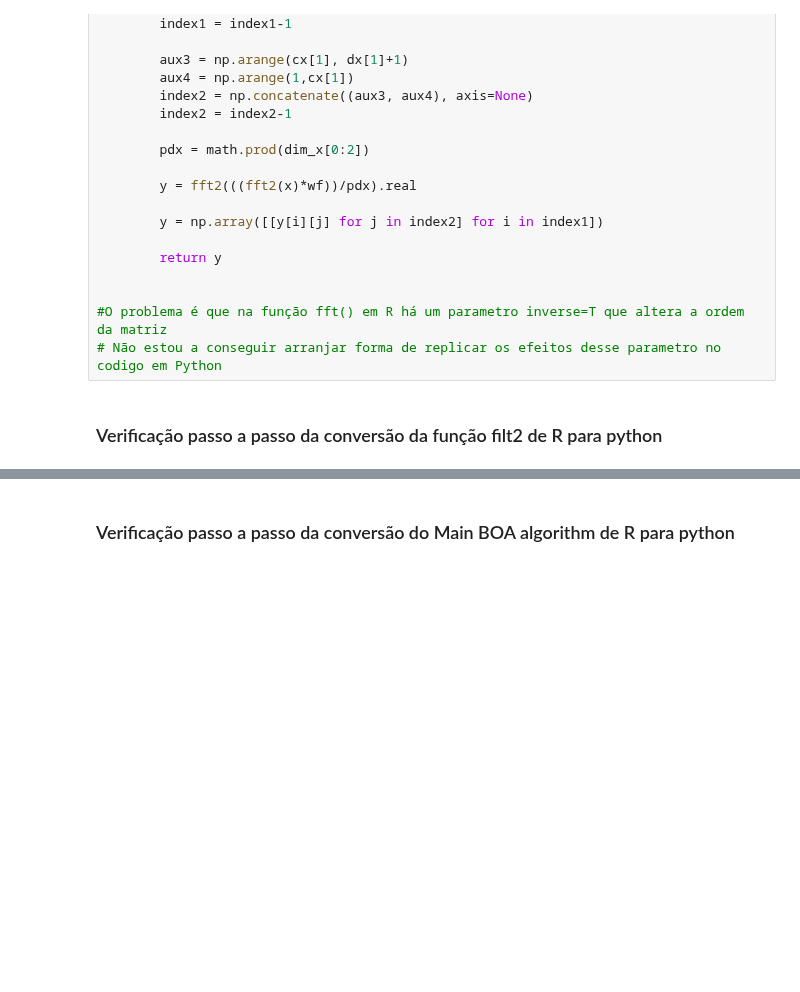
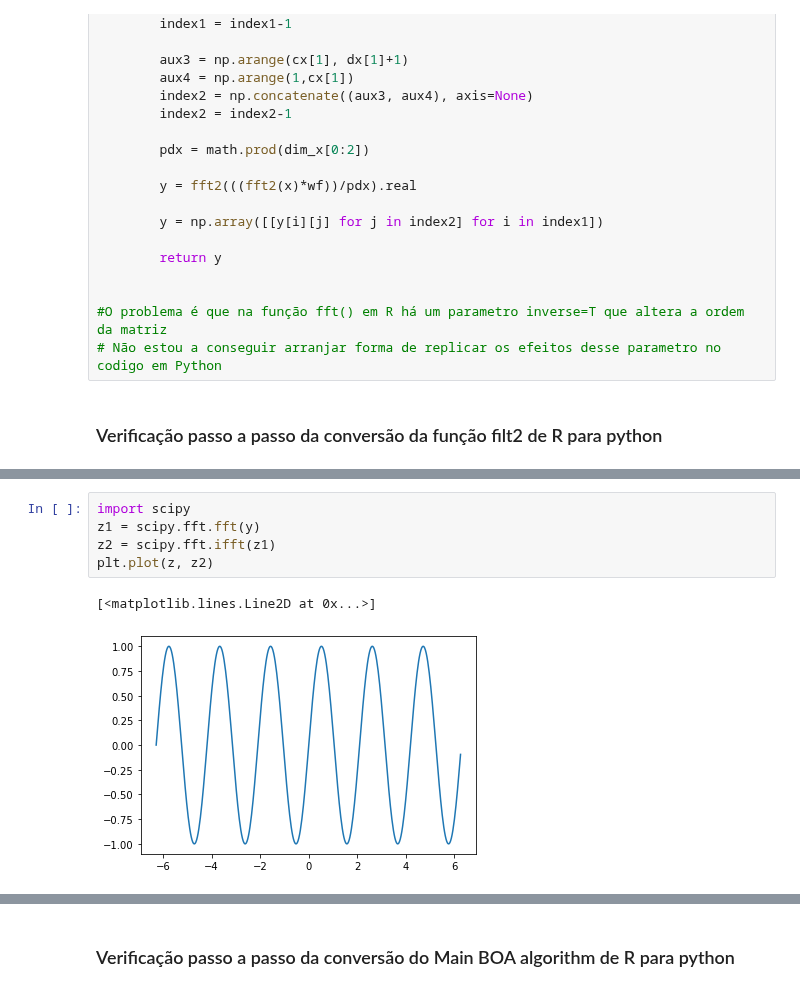
Before and after one commit to CoLAB-ATLANTIC/JUNO, a Jupyter notebook: notebooks/BOA_R_to_Python.ipynb, the cells around one changed output, grey strips where cells are left out. Saved outputs shown, nothing was run; the diff lists cells and outputs as text; blank space fills up the shorter version.

```diff
--- a/notebooks/BOA_R_to_Python.ipynb
+++ b/notebooks/BOA_R_to_Python.ipynb
@@ -546,0 +564,8 @@ array([[1254., 1209., 1164., 1389., 1569., 1704., 1659., 1614., 1569.,
+# %%
+import scipy
+z1 = scipy.fft.fft(y)
+z2 = scipy.fft.ifft(z1)
+plt.plot(z, z2)
+# %% [output]
+[<matplotlib.lines.Line2D at 0x...>]
+[figure, added]
```
Also changed, not shown: parts of 6 cells of this notebook.
